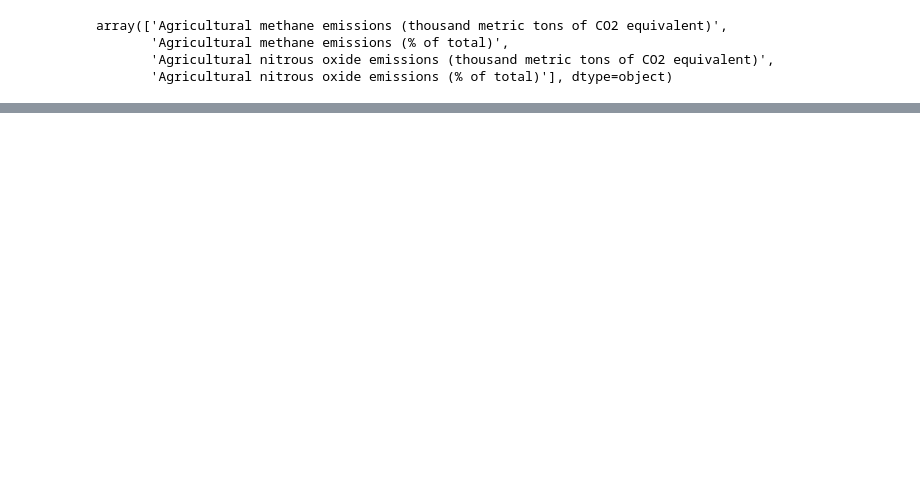
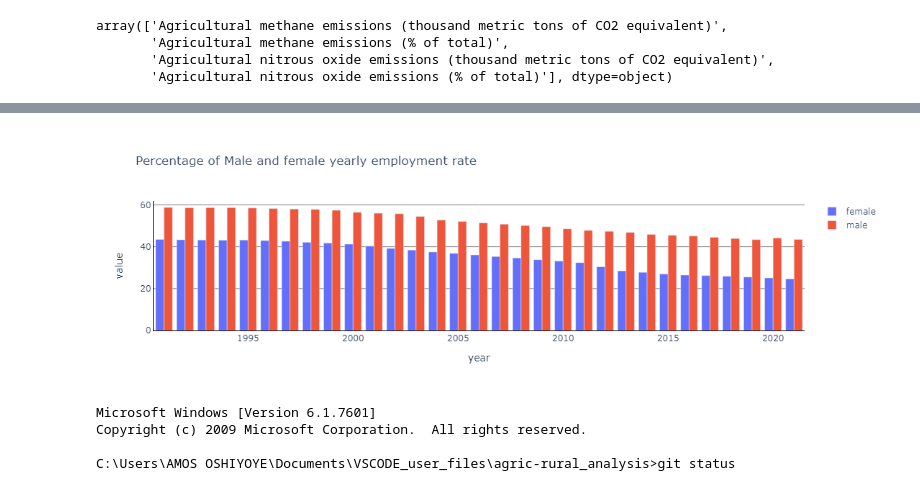
Before and after one commit to imabiodun/agric-rural_analysis, a Jupyter notebook: agriculture-and-rural-development-nga.ipynb, the cells around one changed output, grey strips where cells are left out. Saved outputs shown, nothing was run; the diff lists cells and outputs as text; code cells hidden in the pictures; blank space fills up the shorter version.

```diff
--- a/agriculture-and-rural-development-nga.ipynb
+++ b/agriculture-and-rural-development-nga.ipynb
@@ -150,5 +164,14 @@ fig.update_layout(
 fig = go.Figure()
 fig.add_trace(go.Bar(x= employment_female['year'], y= employment_female['value'], name= 'female'))
 fig.add_trace(go.Bar(x= employment_male['year'], y= employment_male['value'], name= 'male'))
+
+# Update layout to give transparent background
+fig.update_layout(
+    paper_bgcolor='rgba(0,0,0,0)',
+    plot_bgcolor='rgba(0,0,0,0)',
+     xaxis=dict(linecolor='black', showgrid = False, gridcolor = 'gray'),
+    xaxis_title = 'year',
+    yaxis_title = 'value',
+    yaxis=dict(linecolor='black', showgrid = True, gridcolor = 'gray'))
 fig.update_layout(title = 'Percentage of Male and female yearly employment rate')
 # %% [output]
@@ -155,0 +178,9 @@ fig.update_layout(title = 'Percentage of Male and female yearly employment rate'
+[figure, added]
+# %%
+%%cmd
+git status
+# %% [output]
+Microsoft Windows [Version 6.1.7601]
+Copyright (c) 2009 Microsoft Corporation.  All rights reserved.
+
+C:\Users\AMOS OSHIYOYE\Documents\VSCODE_user_files\agric-rural_analysis>git status
```
Also changed, not shown: parts of 10 cells of this notebook.
